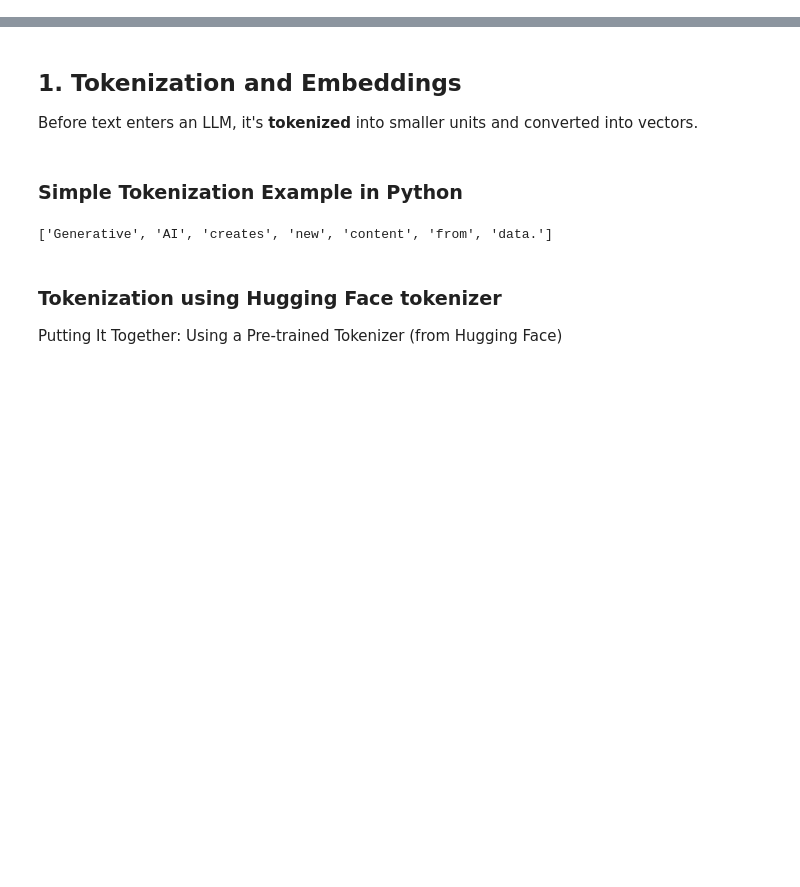
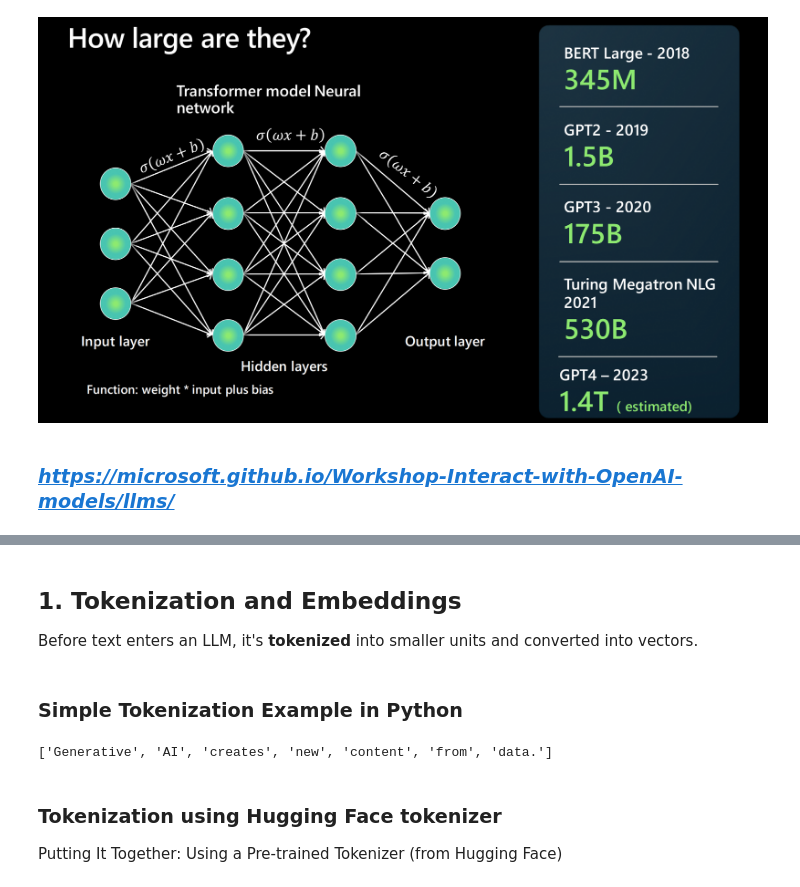
Before and after one commit to Kaps-programer-9123/thinkOpenAi, a Jupyter notebook: learning_notebook/1_foundational_Understanding.ipynb, the cells around one changed output, grey strips where cells are left out. Drawn from its saved outputs; the diff is of its cells as text; code cells hidden in the pictures; blank space fills up the shorter version.

```diff
--- a/learning_notebook/1_foundational_Understanding.ipynb
+++ b/learning_notebook/1_foundational_Understanding.ipynb
@@ -58,0 +17,8 @@ Training a **Large Language Model (LLM)** involves two key stages:
+# %%
+from IPython.display import Image
+
+Image(filename='data/llm.png')
+# %% [output]
+[figure, added]
+# %% [markdown]
+### *https://microsoft.github.io/Workshop-Interact-with-OpenAI-models/llms/*
```
Also changed, not shown: parts of 2 cells of this notebook, 3 other files.
